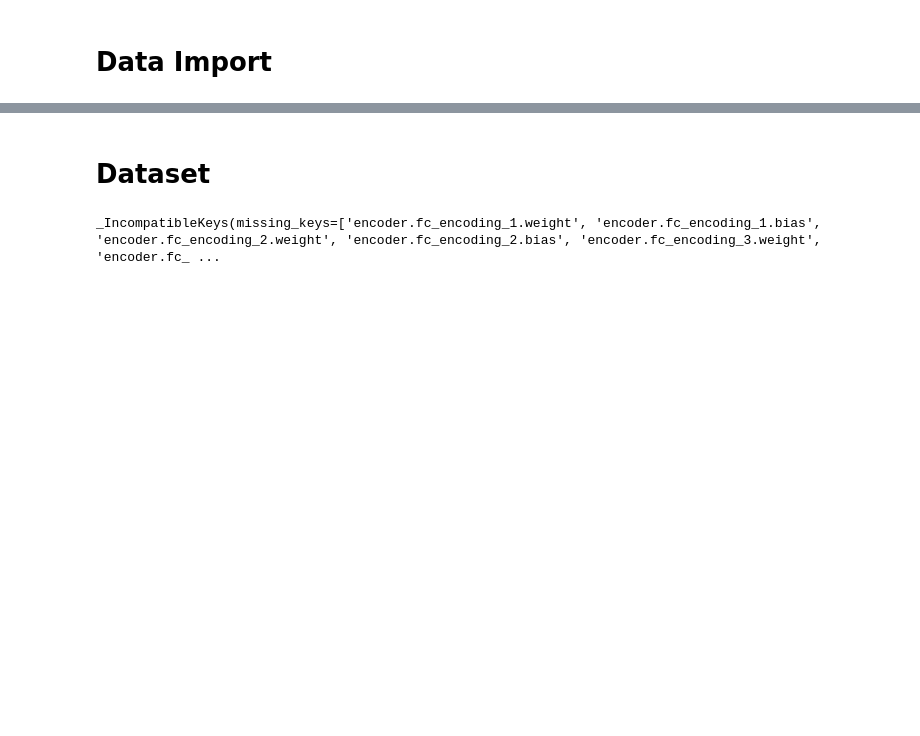
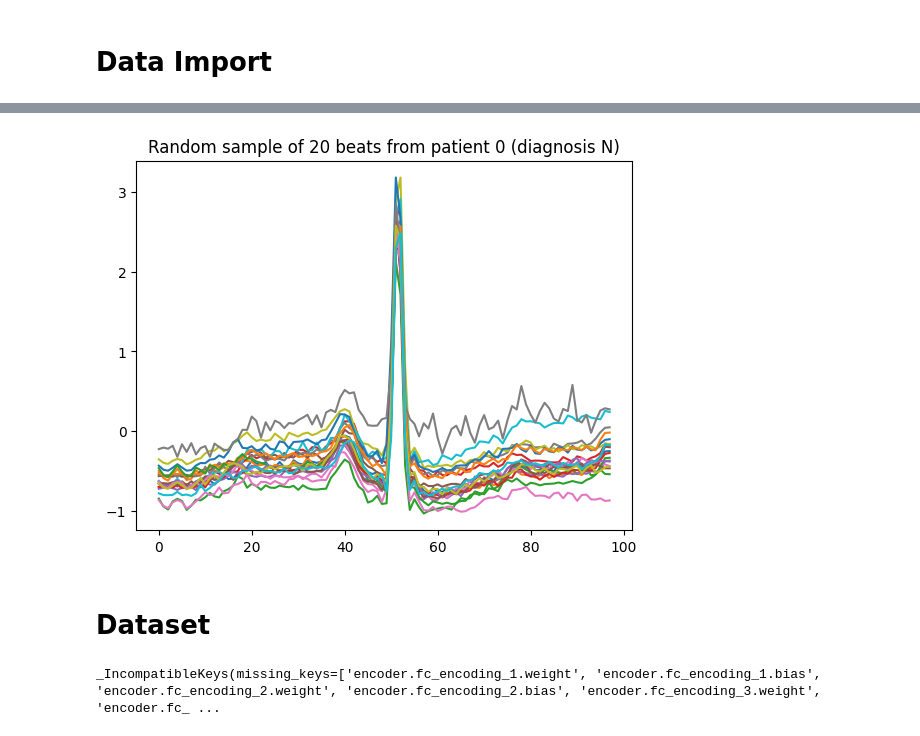
Before and after one commit to MattyAB/ecg_transfer, a Jupyter notebook: autoencoder.ipynb, the cells around one changed output, grey strips where cells are left out. Cells and saved outputs as stored; diff of their text form; code cells hidden in the pictures; blank space fills up the shorter version.

```diff
--- a/autoencoder.ipynb
+++ b/autoencoder.ipynb
@@ -61,3 +81,17 @@ plotbeat(beats[0])
+# %%
+def plot_patient_beat_sample(patient, k):
+
+    patient_beats = [x for x in beats if x[2] == patient]
+    patient_beats = random.sample(patient_beats, k)
+
+    for beat in patient_beats:
+        plotbeat(beat)
+
+    plt.title(f'Random sample of {k} beats from patient {patient} (diagnosis {beat[1]})')
+
+plot_patient_beat_sample(0, 20)
+# %% [output]
+[figure, added]
 # %% [markdown]
 # Dataset
 # %%
```
Also changed, not shown: parts of 20 cells of this notebook, 1 other file.
